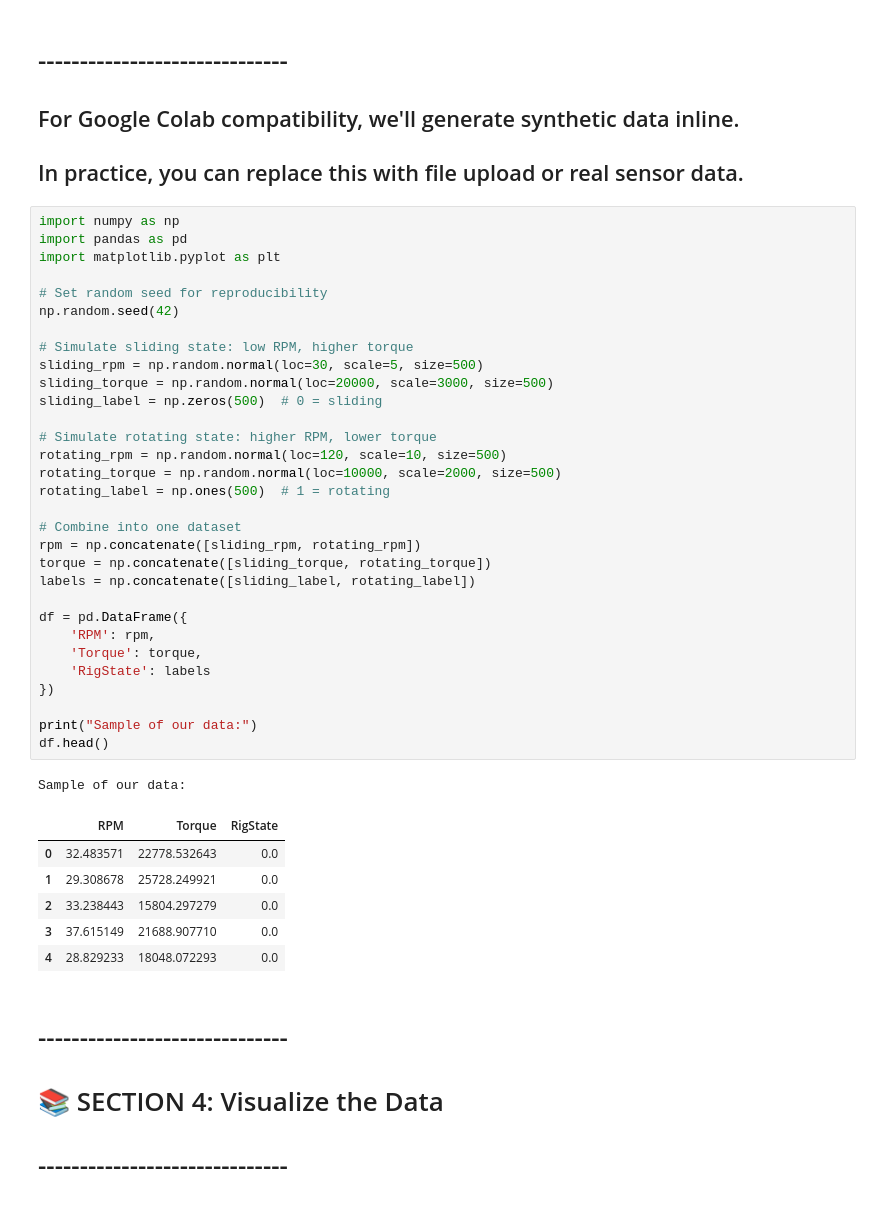
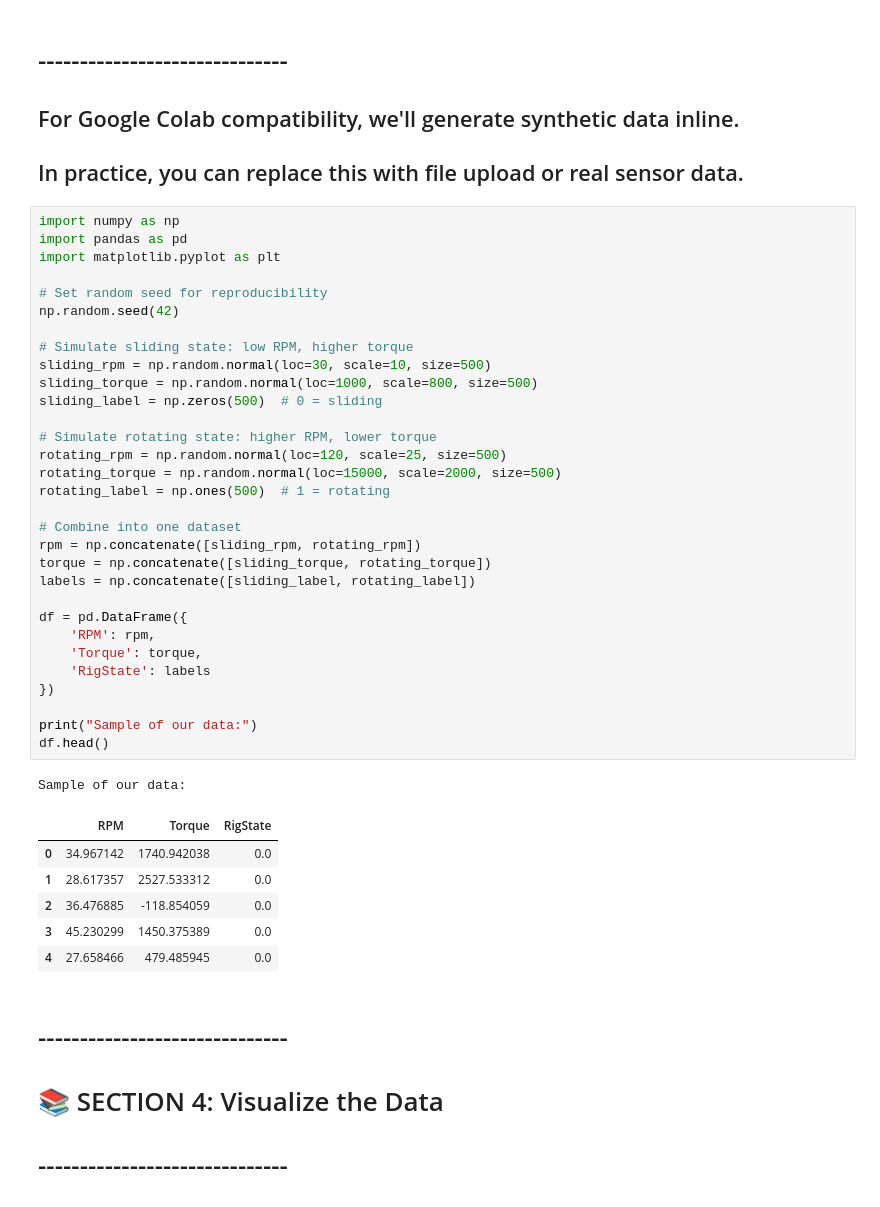
Before and after one commit to johnryan417/python-for-drilling-engineers, a Jupyter notebook: module_5/module_5.ipynb, the cells around one changed output. Saved outputs shown, nothing was run; the diff lists cells and outputs as text.

```diff
--- a/module_5/module_5.ipynb
+++ b/module_5/module_5.ipynb
@@ -35,42 +35,42 @@ Last time we explored **unsupervised learning**:
 # %%
 import numpy as np
 import pandas as pd
 import matplotlib.pyplot as plt
 
 # Set random seed for reproducibility
 np.random.seed(42)
 
 # Simulate sliding state: low RPM, higher torque
-sliding_rpm = np.random.normal(loc=30, scale=5, size=500)
-sliding_torque = np.random.normal(loc=20000, scale=3000, size=500)
+sliding_rpm = np.random.normal(loc=30, scale=10, size=500)
+sliding_torque = np.random.normal(loc=1000, scale=800, size=500)
 sliding_label = np.zeros(500)  # 0 = sliding
 
 # Simulate rotating state: higher RPM, lower torque
-rotating_rpm = np.random.normal(loc=120, scale=10, size=500)
-rotating_torque = np.random.normal(loc=10000, scale=2000, size=500)
+rotating_rpm = np.random.normal(loc=120, scale=25, size=500)
+rotating_torque = np.random.normal(loc=15000, scale=2000, size=500)
 rotating_label = np.ones(500)  # 1 = rotating
 
 # Combine into one dataset
 rpm = np.concatenate([sliding_rpm, rotating_rpm])
 torque = np.concatenate([sliding_torque, rotating_torque])
 labels = np.concatenate([sliding_label, rotating_label])
 
 df = pd.DataFrame({
     'RPM': rpm,
     'Torque': torque,
     'RigState': labels
 })
 
 print("Sample of our data:")
 df.head()
 # %% [output]
 Sample of our data:
 |  | RPM | Torque | RigState |
-| 0 | 32.483571 | 22778.532643 | 0.0 |
-| 1 | 29.308678 | 25728.249921 | 0.0 |
-| 2 | 33.238443 | 15804.297279 | 0.0 |
-| 3 | 37.615149 | 21688.907710 | 0.0 |
-| 4 | 28.829233 | 18048.072293 | 0.0 |
+| 0 | 34.967142 | 1740.942038 | 0.0 |
+| 1 | 28.617357 | 2527.533312 | 0.0 |
+| 2 | 36.476885 | -118.854059 | 0.0 |
+| 3 | 45.230299 | 1450.375389 | 0.0 |
+| 4 | 27.658466 | 479.485945 | 0.0 |
 # %% [markdown]
 # ------------------------------
 # 📚 SECTION 4: Visualize the Data
```
Also changed, not shown: parts of 2 cells of this notebook, 2 other files.
